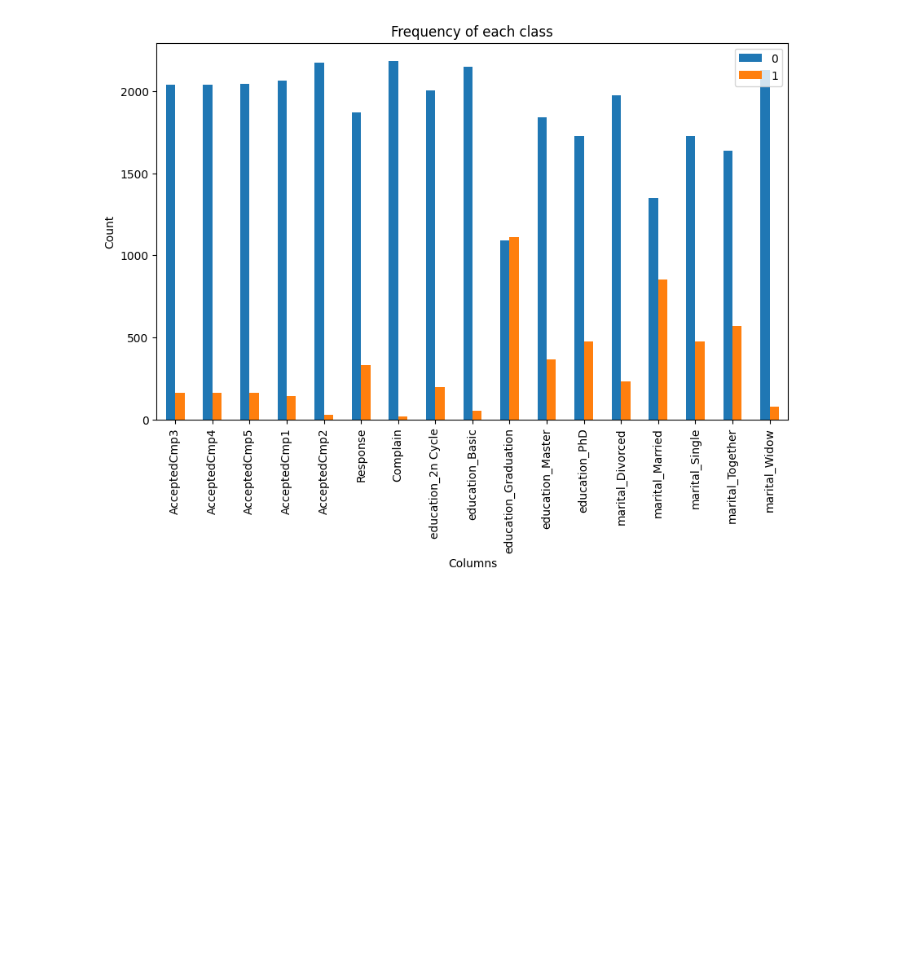
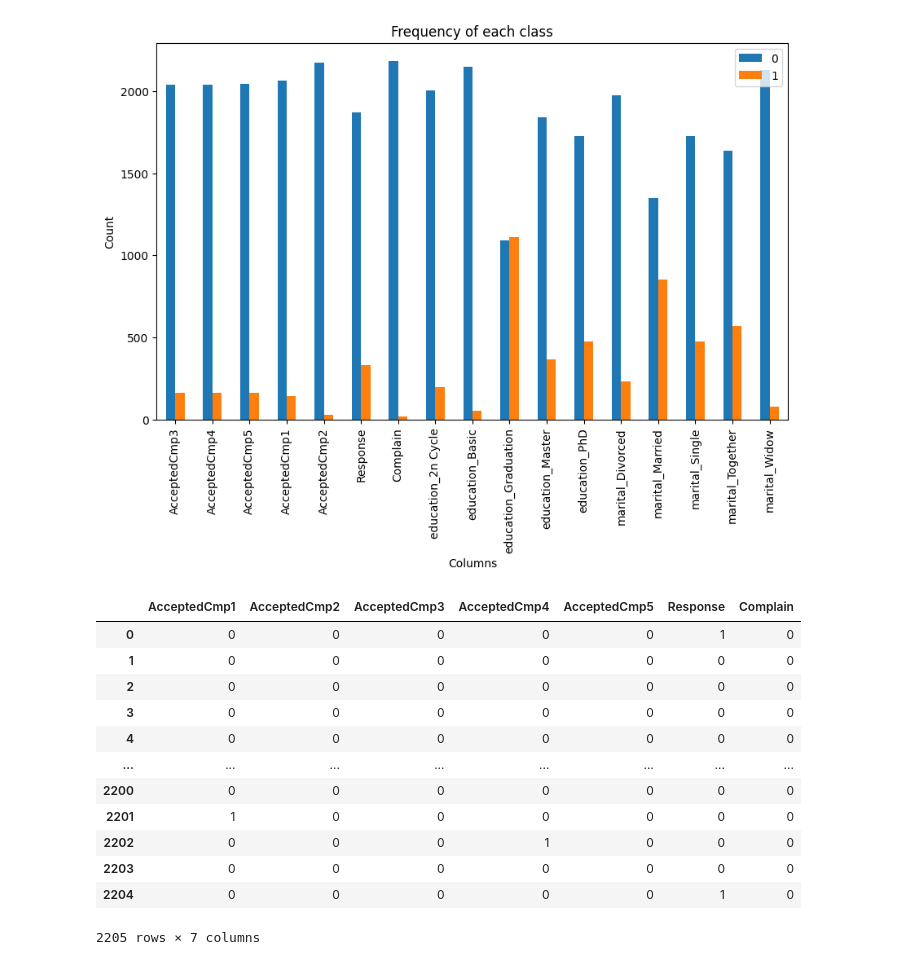
Before and after one commit to petrugeral/Marketing_Analytics, a Jupyter notebook: ifood_marketing_analytics/workspace.ipynb, the cells around one changed output. Saved outputs shown, nothing was run; the diff lists cells and outputs as text; code cells hidden in the pictures; blank space fills up the shorter version.

Commit message:
Campaing analysis

```diff
--- a/ifood_marketing_analytics/workspace.ipynb
+++ b/ifood_marketing_analytics/workspace.ipynb
@@ -113,3 +113,27 @@ plt.ylabel('Count')
 plt.show()
 # %% [output]
 [figure]
+# %%
+campaing_data = data[['AcceptedCmp1',
+                 'AcceptedCmp2',
+                 'AcceptedCmp3',
+                 'AcceptedCmp4',
+                 'AcceptedCmp5',
+                 'Response',
+                 'Complain']]
+
+campaing_data
+# %% [output]
+|  | AcceptedCmp1 | AcceptedCmp2 | AcceptedCmp3 | AcceptedCmp4 | AcceptedCmp5 | Response | Complain |
+| 0 | 0 | 0 | 0 | 0 | 0 | 1 | 0 |
+| 1 | 0 | 0 | 0 | 0 | 0 | 0 | 0 |
+| 2 | 0 | 0 | 0 | 0 | 0 | 0 | 0 |
+| 3 | 0 | 0 | 0 | 0 | 0 | 0 | 0 |
+| 4 | 0 | 0 | 0 | 0 | 0 | 0 | 0 |
+| ... | ... | ... | ... | ... | ... | ... | ... |
+| 2200 | 0 | 0 | 0 | 0 | 0 | 0 | 0 |
+| 2201 | 1 | 0 | 0 | 0 | 0 | 0 | 0 |
+| 2202 | 0 | 0 | 0 | 1 | 0 | 0 | 0 |
+| 2203 | 0 | 0 | 0 | 0 | 0 | 0 | 0 |
+| 2204 | 0 | 0 | 0 | 0 | 0 | 1 | 0 |
+2205 rows × 7 columns
```
Also changed, not shown: parts of 8 cells of this notebook.
